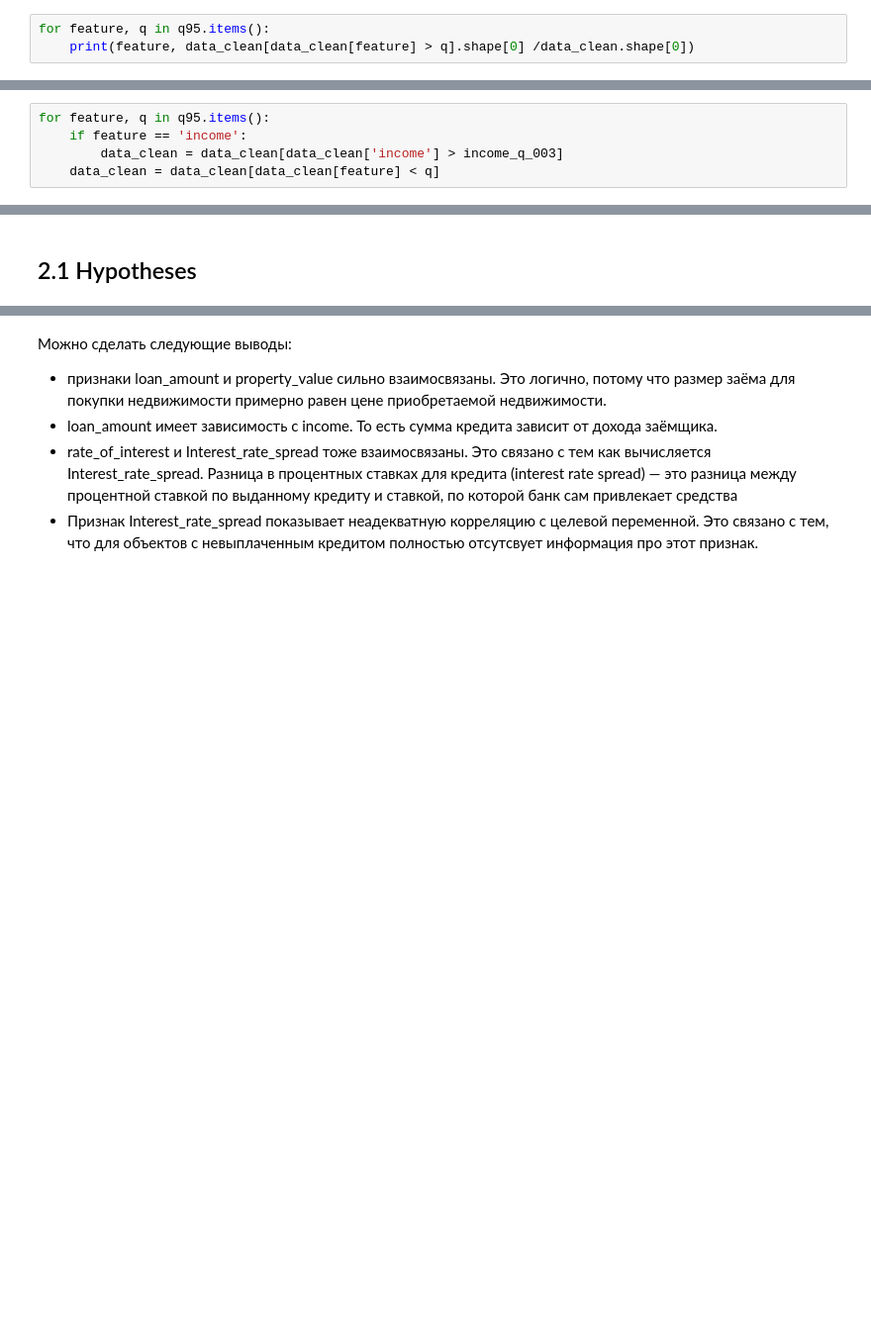
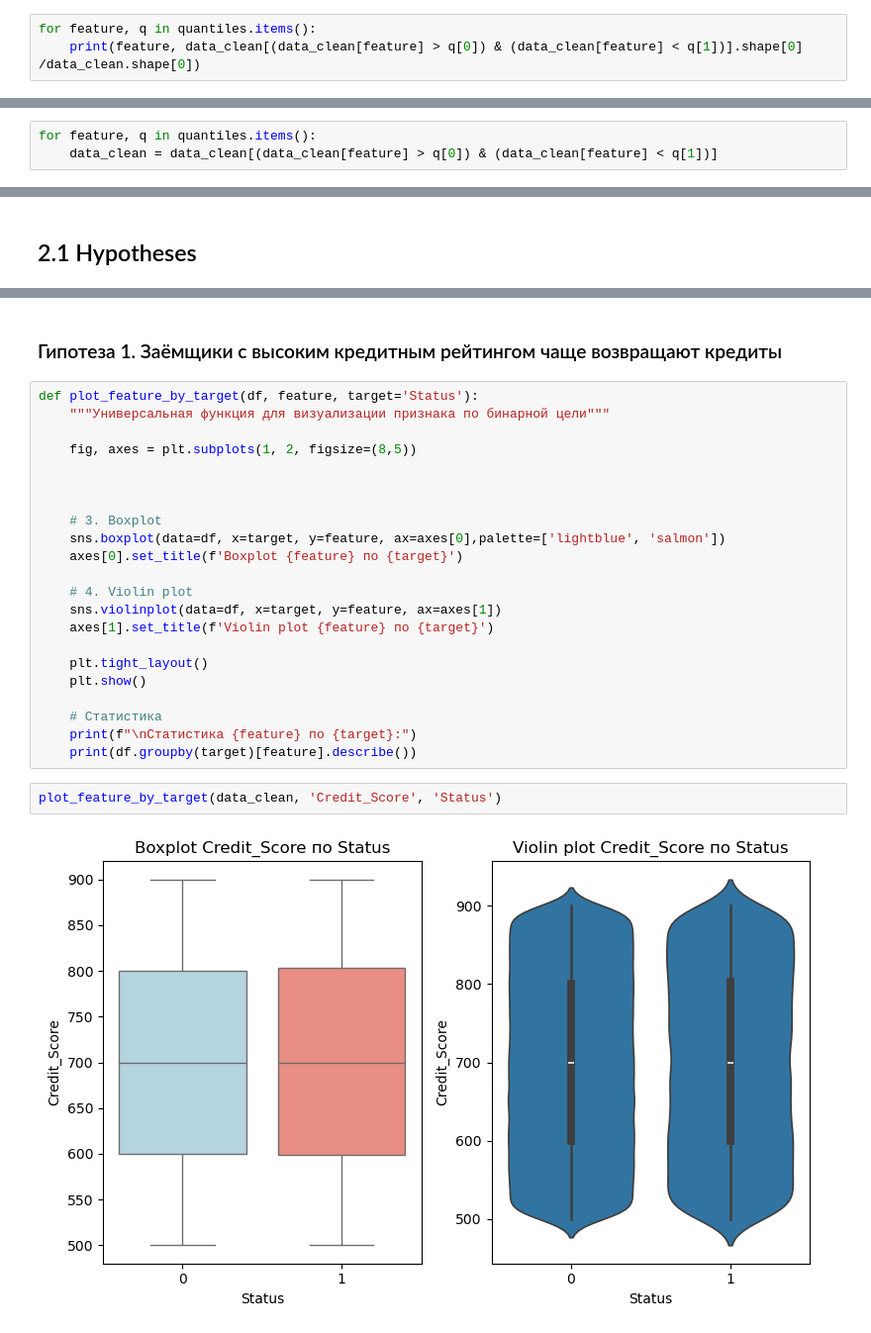
Before and after one commit to StoryTeller72/CreditScoring, a Jupyter notebook: CreditScore.ipynb, the cells around one changed output, grey strips where cells are left out. Shown at 99% size. Saved outputs shown, nothing was run; the diff lists cells and outputs as text; blank space fills up the shorter version.

```diff
--- a/CreditScore.ipynb
+++ b/CreditScore.ipynb
@@ -330,4 +335,4 @@ print(q95)
 # %%
-for feature, q in q95.items():
-    print(feature, data_clean[data_clean[feature] > q].shape[0] /data_clean.shape[0])
+for feature, q in quantiles.items():
+    print(feature, data_clean[(data_clean[feature] > q[0]) & (data_clean[feature] < q[1])].shape[0] /data_clean.shape[0])
 # %% [output]
@@ -342,5 +342,3 @@ data_clean[data_clean['income'] < income_q_003].shape[0] / data_clean.shape[0]
 # %%
-for feature, q in q95.items():
-    if feature == 'income':
-        data_clean = data_clean[data_clean['income'] > income_q_003]
-    data_clean = data_clean[data_clean[feature] < q]
+for feature, q in quantiles.items():
+    data_clean = data_clean[(data_clean[feature] > q[0]) & (data_clean[feature] < q[1])]
@@ -394,6 +419,28 @@ Name: LTV, dtype: float64
-# %% [markdown]
-Можно сделать следующие выводы:
-- признаки loan_amount и property_value сильно взаимосвязаны. Это логично, потому что размер заёма для покупки недвижимости примерно равен цене приобретаемой недвижимости.
-- loan_amount имеет зависимость с income. То есть сумма кредита зависит от дохода заёмщика.
-- rate_of_interest и Interest_rate_spread тоже взаимосвязаны. Это связано с тем как вычисляется Interest_rate_spread. Разница в процентных ставках для кредита (interest rate spread) — это разница между процентной ставкой по выданному кредиту и ставкой, по которой банк сам привлекает средства
-- Признак Interest_rate_spread показывает неадекватную корреляцию с целевой переменной. Это связано с тем, что для объектов с невыплаченным кредитом полностью отсутсвует информация про этот признак.
+# %% [markdown]
+### Гипотеза 1. Заёмщики с высоким кредитным рейтингом чаще возвращают кредиты
+# %%
+def plot_feature_by_target(df, feature, target='Status'):
+    """Универсальная функция для визуализации признака по бинарной цели"""
+
+    fig, axes = plt.subplots(1, 2, figsize=(8,5))
+
+
+
+    # 3. Boxplot
+    sns.boxplot(data=df, x=target, y=feature, ax=axes[0],palette=['lightblue', 'salmon'])
+    axes[0].set_title(f'Boxplot {feature} по {target}')
+
+    # 4. Violin plot
+    sns.violinplot(data=df, x=target, y=feature, ax=axes[1])
+    axes[1].set_title(f'Violin plot {feature} по {target}')
+
+    plt.tight_layout()
+    plt.show()
+
+    # Статистика
+    print(f"\nСтатистика {feature} по {target}:")
+    print(df.groupby(target)[feature].describe())
+# %%
+plot_feature_by_target(data_clean, 'Credit_Score', 'Status')
+# %% [output]
+[figure, added]
```
Also changed, not shown: parts of 58 cells of this notebook, 1 other file.
